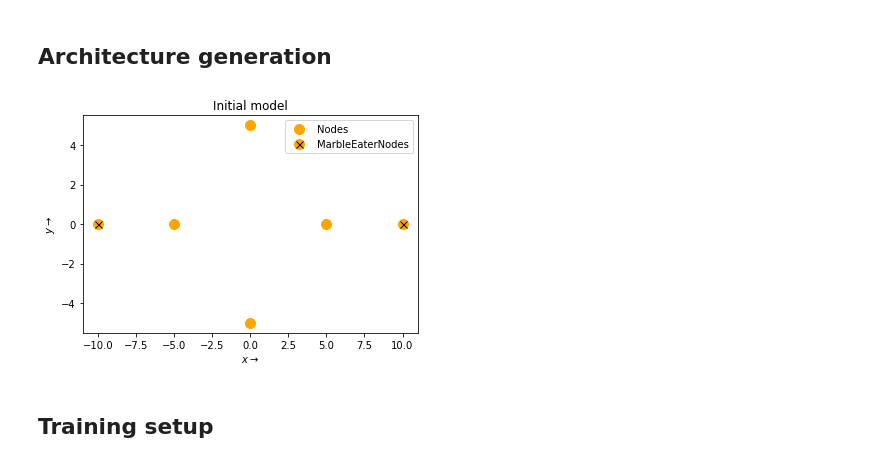
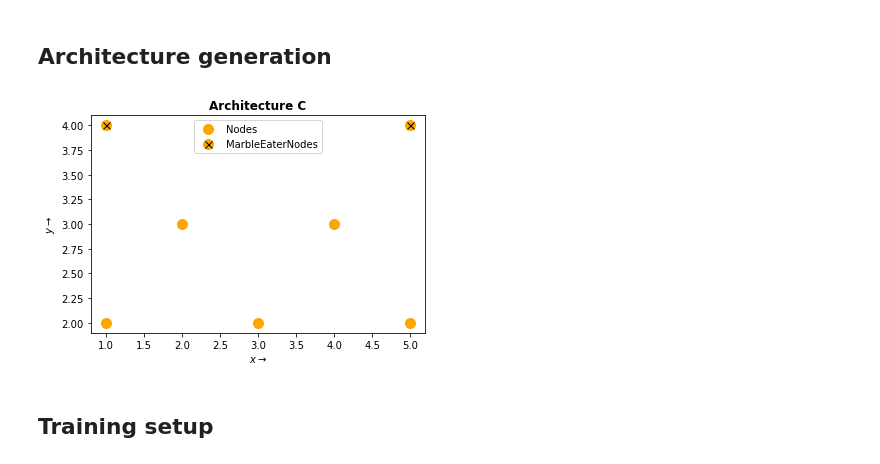
Before and after one commit to Nifrec/nenwin, a Jupyter notebook: nenwin/banknote_dataset/train_on_banknote.ipynb, the cells around one changed output. Saved outputs shown, nothing was run; the diff lists cells and outputs as text; code cells hidden in the pictures.

```diff
--- a/nenwin/banknote_dataset/train_on_banknote.ipynb
+++ b/nenwin/banknote_dataset/train_on_banknote.ipynb
@@ -61,12 +62,19 @@ from nenwin.banknote_dataset.create_trainer import create_trainer
 # %% [markdown]
 ## Architecture generation
-# %%
-CURRENT_ARCH = ARCHITECTURES.A
-MODEL, INPUT_PLACER, EATERS = gen_architecture(CURRENT_ARCH)
-fig, ax = plot_model(MODEL)
-ax.set_title("Initial model");
-# %% [output]
-[figure, removed]
+# %%
+inputplacer_factory = (
+    lambda input_pos, input_region_sizes :
+    ConstVelMassInputPlacer(input_pos, input_region_sizes,
+                            torch.tensor([0.5, 0]))
+)
+
+CURRENT_ARCH = ARCHITECTURES.C
+MODEL, INPUT_PLACER, EATERS = gen_architecture(CURRENT_ARCH, inputplacer_factory)
+fig, ax = plot_model(MODEL)
+ax.set_title(f"Architecture {CURRENT_ARCH.value}", weight="bold");
+# fig.savefig(f"architecture_{CURRENT_ARCH.value}.pdf")
+# %% [output]
+[figure, added]
 # %% [markdown]
 ## Training setup
 # %%
```
Also changed, not shown: parts of 6 cells of this notebook.
